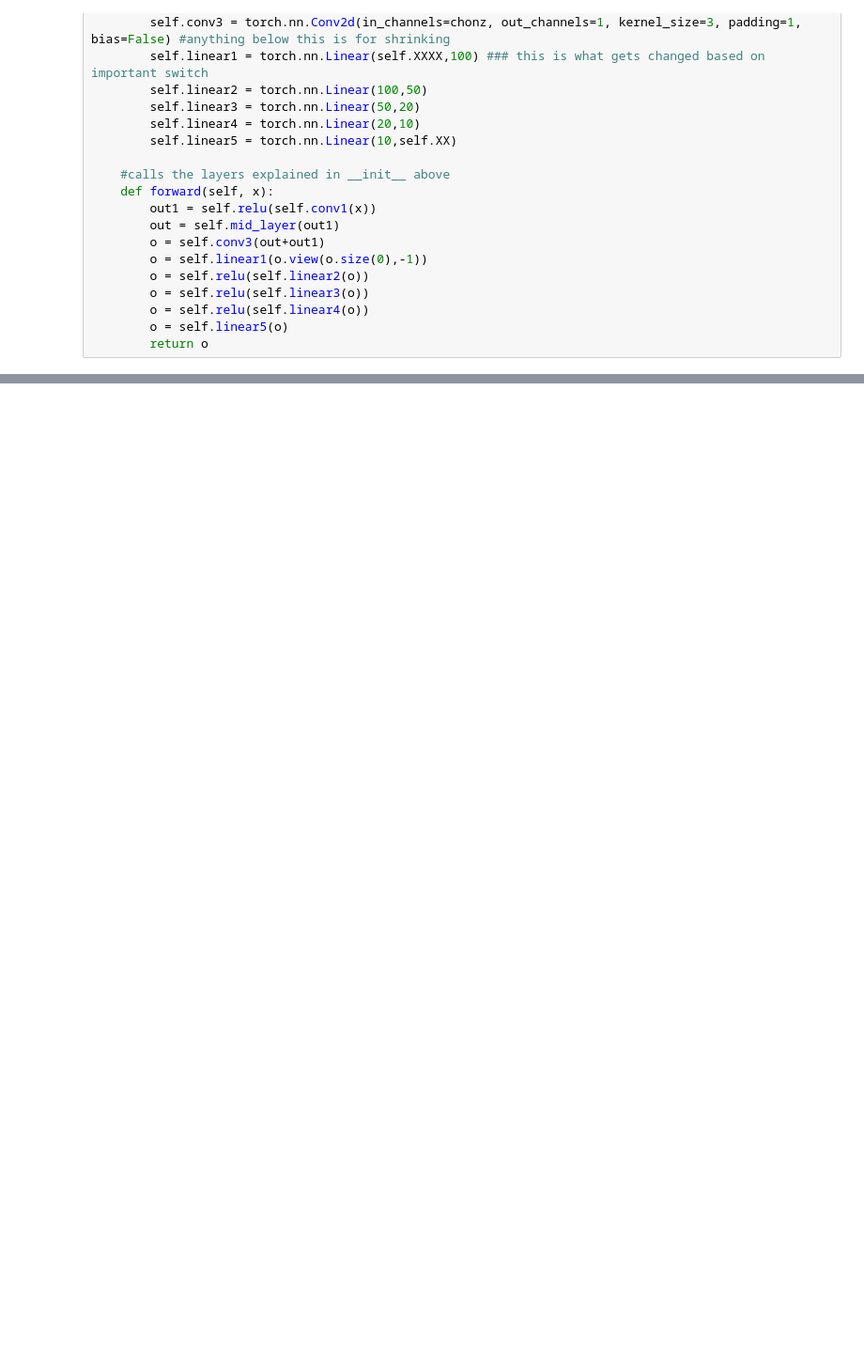
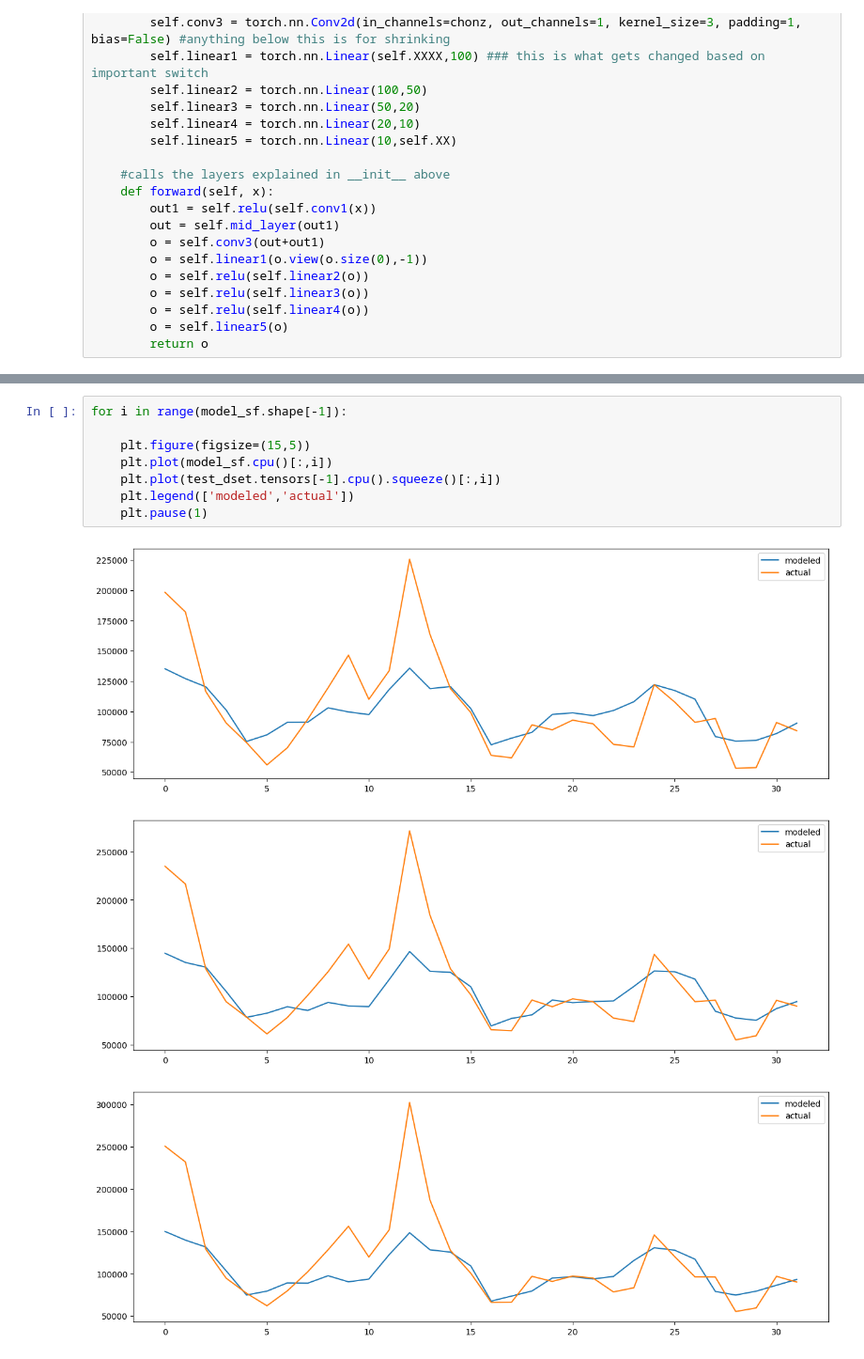
Before and after one commit to albertlarson/f2f_holistic, a Jupyter notebook: scripts/LE/6.ipynb, the cells around one changed output, grey strips where cells are left out. Shown: that part at 94% size. Cells and saved outputs as stored; diff of their text form; blank space fills up the shorter version.

```diff
--- a/scripts/LE/6.ipynb
+++ b/scripts/LE/6.ipynb
@@ -264,0 +258,12 @@ import matplotlib.pyplot as plt
+# %%
+for i in range(model_sf.shape[-1]):
+
+    plt.figure(figsize=(15,5))
+    plt.plot(model_sf.cpu()[:,i])
+    plt.plot(test_dset.tensors[-1].cpu().squeeze()[:,i])
+    plt.legend(['modeled','actual'])
+    plt.pause(1)
+# %% [output]
+[figure, added]
+[figure, added]
+[figure, added]
```
Also changed, not shown: parts of 9 cells of this notebook.
